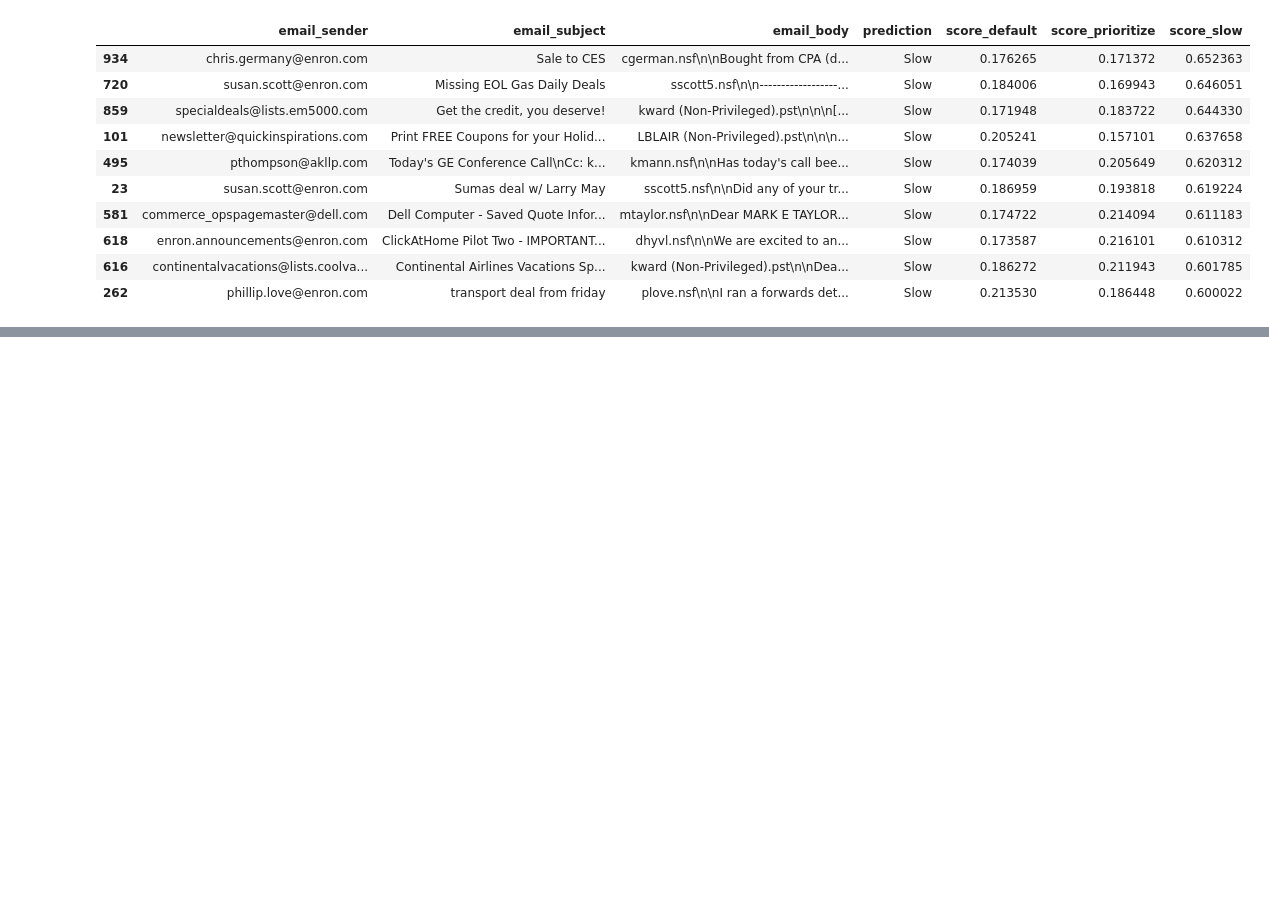
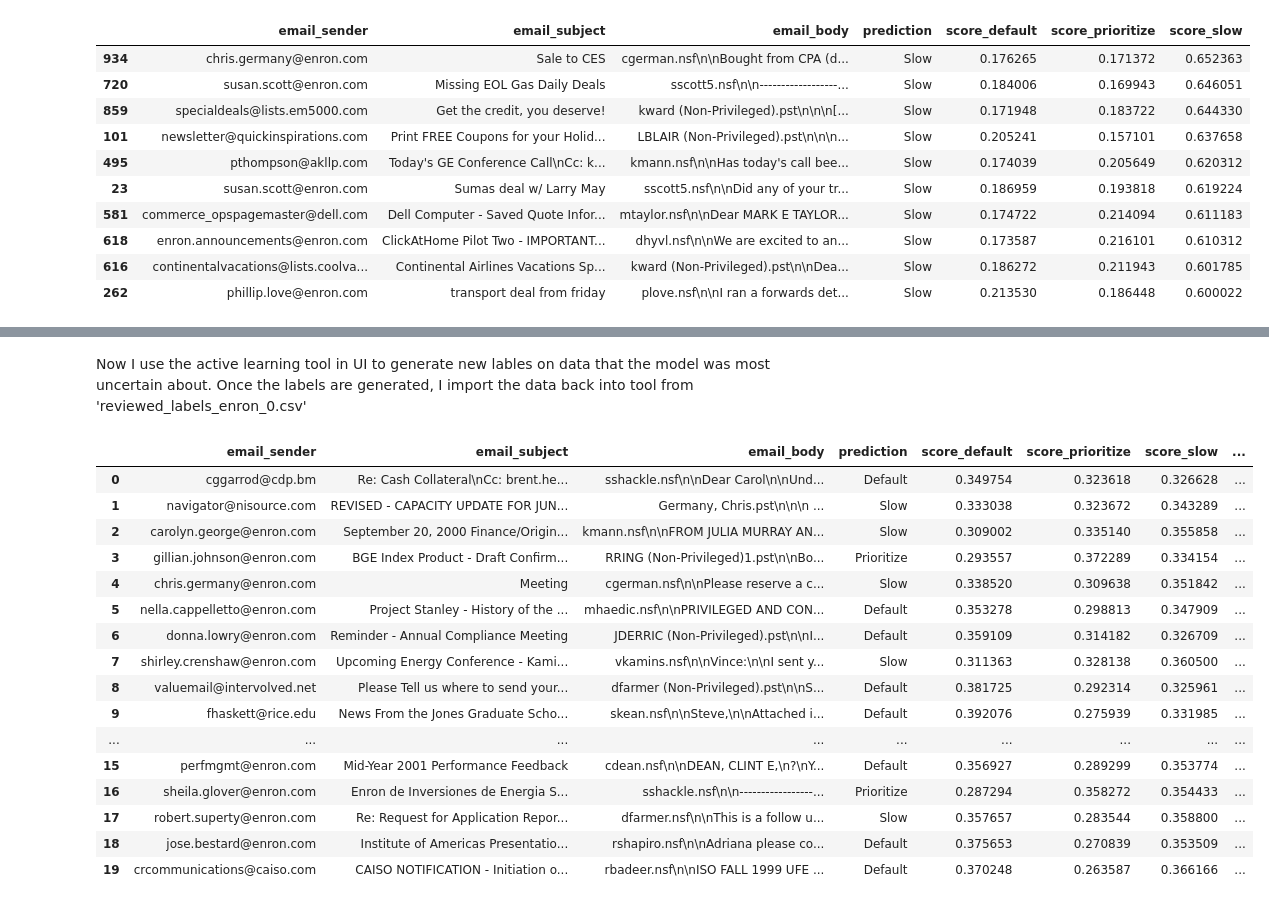
Before and after one commit to josherfey/EmailPrioritizationClassifier, a Jupyter notebook: notebooks/prioritize_emails.ipynb, the cells around one changed output, grey strips where cells are left out. Cells and saved outputs as stored; diff of their text form; code cells hidden in the pictures; blank space fills up the shorter version.

Commit message:
add-active-learning-component

```diff
--- a/notebooks/prioritize_emails.ipynb
+++ b/notebooks/prioritize_emails.ipynb
@@ -519,0 +601,24 @@ df_results_enron.sort_values('score_slow', ascending=False).head(10)
+# %% [markdown]
+Now I use the active learning tool in UI to generate new lables on data that the model was most uncertain about. Once the labels are generated, I import the data back into tool from 'reviewed_labels_enron_0.csv'
+# %%
+# import reviewed labels and apply active learning
+df_reviewed_labels = pd.read_csv('../data/reviewed_labels_enron_0.csv')
+df_reviewed_labels
+# %% [output]
+|  | email_sender | email_subject | email_body | prediction | score_default | score_prioritize | score_slow | ... |
+| 0 | cggarrod@cdp.bm | Re: Cash Collateral\nCc: brent.he... | sshackle.nsf\n\nDear Carol\n\nUnd... | Default | 0.349754 | 0.323618 | 0.326628 | ... |
+| 1 | navigator@nisource.com | REVISED - CAPACITY UPDATE FOR JUN... | Germany, Chris.pst\n\n\n ... | Slow | 0.333038 | 0.323672 | 0.343289 | ... |
+| 2 | carolyn.george@enron.com | September 20, 2000 Finance/Origin... | kmann.nsf\n\nFROM JULIA MURRAY AN... | Slow | 0.309002 | 0.335140 | 0.355858 | ... |
+| 3 | gillian.johnson@enron.com | BGE Index Product - Draft Confirm... | RRING (Non-Privileged)1.pst\n\nBo... | Prioritize | 0.293557 | 0.372289 | 0.334154 | ... |
+| 4 | chris.germany@enron.com | Meeting | cgerman.nsf\n\nPlease reserve a c... | Slow | 0.338520 | 0.309638 | 0.351842 | ... |
+| 5 | nella.cappelletto@enron.com | Project Stanley - History of the ... | mhaedic.nsf\n\nPRIVILEGED AND CON... | Default | 0.353278 | 0.298813 | 0.347909 | ... |
+| 6 | donna.lowry@enron.com | Reminder - Annual Compliance Meeting | JDERRIC (Non-Privileged).pst\n\nI... | Default | 0.359109 | 0.314182 | 0.326709 | ... |
+| 7 | shirley.crenshaw@enron.com | Upcoming Energy Conference - Kami... | vkamins.nsf\n\nVince:\n\nI sent y... | Slow | 0.311363 | 0.328138 | 0.360500 | ... |
+| 8 | valuemail@intervolved.net | Please Tell us where to send your... | dfarmer (Non-Privileged).pst\n\nS... | Default | 0.381725 | 0.292314 | 0.325961 | ... |
+| 9 | fhaskett@rice.edu | News From the Jones Graduate Scho... | skean.nsf\n\nSteve,\n\nAttached i... | Default | 0.392076 | 0.275939 | 0.331985 | ... |
+| ... | ... | ... | ... | ... | ... | ... | ... | ... |
+| 15 | perfmgmt@enron.com | Mid-Year 2001 Performance Feedback | cdean.nsf\n\nDEAN, CLINT E,\n?\nY... | Default | 0.356927 | 0.289299 | 0.353774 | ... |
+| 16 | sheila.glover@enron.com | Enron de Inversiones de Energia S... | sshackle.nsf\n\n-----------------... | Prioritize | 0.287294 | 0.358272 | 0.354433 | ... |
+| 17 | robert.superty@enron.com | Re: Request for Application Repor... | dfarmer.nsf\n\nThis is a follow u... | Slow | 0.357657 | 0.283544 | 0.358800 | ... |
+| 18 | jose.bestard@enron.com | Institute of Americas Presentatio... | rshapiro.nsf\n\nAdriana please co... | Default | 0.375653 | 0.270839 | 0.353509 | ... |
+| 19 | crcommunications@caiso.com | CAISO NOTIFICATION - Initiation o... | rbadeer.nsf\n\nISO FALL 1999 UFE ... | Default | 0.370248 | 0.263587 | 0.366166 | ... |
```
Also changed, not shown: parts of 18 cells of this notebook, 5 other files.
